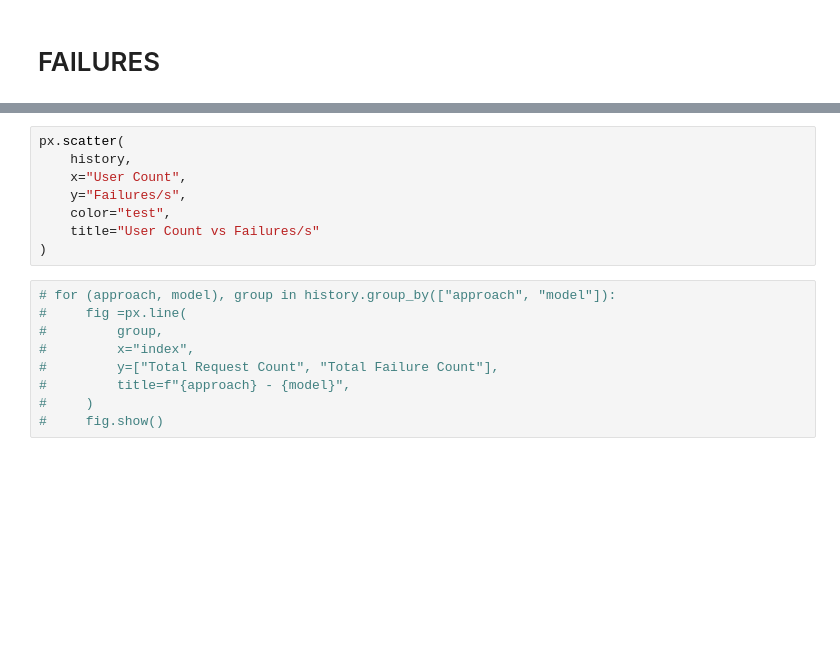
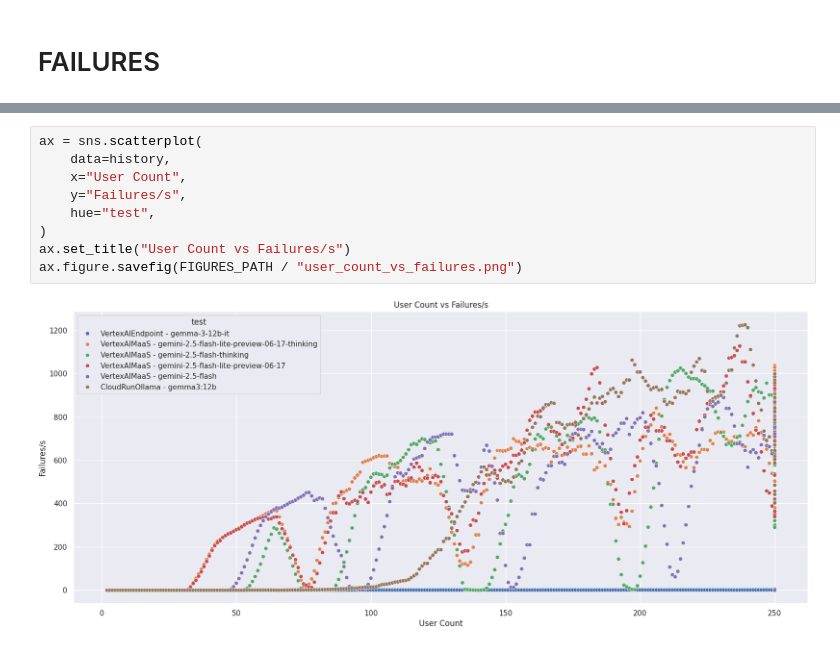
Before and after one commit to fmind/gcp-llm-serving-benchmarks, a Jupyter notebook: analysis.ipynb, the cells around one changed output, grey strips where cells are left out. Drawn from its saved outputs; the diff is of its cells as text; blank space fills up the shorter version.

```diff
--- a/analysis.ipynb
+++ b/analysis.ipynb
@@ -119,17 +126,11 @@ px.line(
 # %%
-px.scatter(
-    history,
+ax = sns.scatterplot(
+    data=history,
     x="User Count",
     y="Failures/s",
-    color="test",
-    title="User Count vs Failures/s"
+    hue="test",
 )
+ax.set_title("User Count vs Failures/s")
+ax.figure.savefig(FIGURES_PATH / "user_count_vs_failures.png")
+# %% [output]
+[figure, added]
-# %%
-# for (approach, model), group in history.group_by(["approach", "model"]):
-#     fig =px.line(
-#         group,
-#         x="index",
-#         y=["Total Request Count", "Total Failure Count"],
-#         title=f"{approach} - {model}",
-#     )
-#     fig.show()
```
Also changed, not shown: parts of 10 cells of this notebook, 7 other files.
